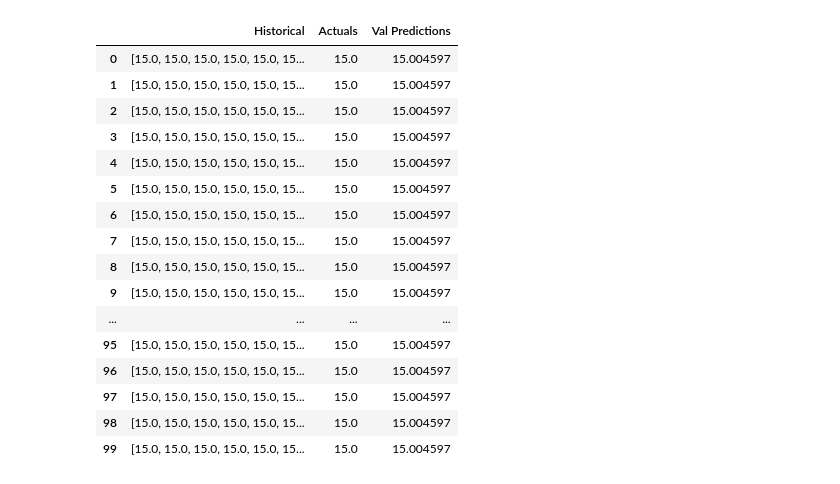
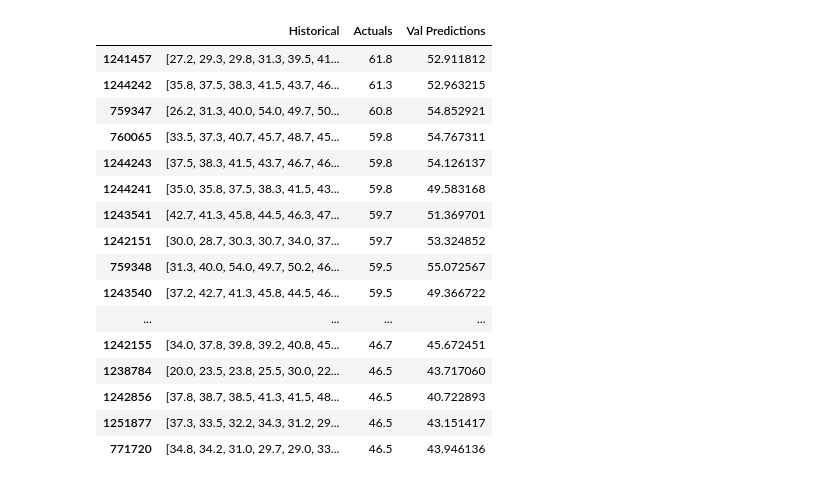
Before and after one commit to prediction-radar/api, a Jupyter notebook: notebooks/radar_data_processing_3.ipynb, the cells around one changed output. Saved outputs shown, nothing was run; the diff lists cells and outputs as text; code cells hidden in the pictures.

```diff
--- a/notebooks/radar_data_processing_3.ipynb
+++ b/notebooks/radar_data_processing_3.ipynb
@@ -172,13 +191,8 @@ df = prepare_dataframe_for_lstm(data, lookback)
 # %%
-X_df = df.iloc[:, 9:]
-y_df = df.iloc[:, 8:9]
+X_df = no_zero_df.iloc[:, 9:]
+y_df = no_zero_df.iloc[:, 0:1]
 # %%
 # Reshape data and convert negative numbers to 0
 
 X = X_df.to_numpy().reshape(X_df.shape[0], X_df.shape[1], 1)
 y = y_df.to_numpy().flatten()
-
-X[X < 15] = 15
-y[y < 15] = 15
-
-X.shape, y.shape
@@ -212,10 +223,17 @@ from tensorflow.keras.optimizers import Adam
 from tensorflow.keras.models import load_model
 
 # Use this if starting from scratch
-# model1 = Sequential()
-# model1.add(InputLayer((lookback, 1)))
-# model1.add(LSTM(64))
-# model1.add(Dense(8, 'relu'))
-# model1.add(Dense(1, 'linear'))
+model1 = Sequential()
+model1.add(InputLayer((lookback, 1)))
+# LSTM layer with 64 units and dropout for regularization
+model1.add(LSTM(64, return_sequences=False))  # return_sequences=False because we predict one value
+model1.add(Dropout(0.2))  # Helps prevent overfitting
 
-# model1.summary()
+# Dense layer for additional feature extraction
+model1.add(Dense(32, activation='relu'))  # Increased neurons for more complexity
+model1.add(Dropout(0.2))  # More dropout
+
+# Final output layer (predicting a single value)
+model1.add(Dense(1, activation='linear'))
+
+model1.summary()
@@ -222,6 +258,6 @@ from tensorflow.keras.models import load_model
 # %%
-model1 = load_model(root_dir + 'model1/model1.keras')
-cp = ModelCheckpoint(root_dir + 'model1/model1.keras', save_best_only=True)
+# model1 = load_model(root_dir + 'model1/model1.keras')
+cp = ModelCheckpoint(root_dir + 'model/model3.keras', save_best_only=True)
 model1.compile(loss=MeanSquaredError(), optimizer=Adam(learning_rate=0.0001), metrics=[RootMeanSquaredError()])
 # %%
 model1.fit(X_train, y_train, validation_data=(X_val, y_val), epochs=2, callbacks=[cp])
@@ -239,5 +275,7 @@ pd.set_option('display.max_colwidth', None)
 test_predictions = model1.predict(X_test).flatten()
 X_test_strings = ['[' + ', '.join(str(x[0]) for x in reversed(sample)) + ']' for sample in X_test]
 test_results = pd.DataFrame(data={'Historical':X_test_strings, 'Actuals':y_test, 'Val Predictions':test_predictions,})
-test_results.head(100)
+# test_results[100:1000]
+sorted_results = test_results.sort_values(by='Actuals', ascending=False)
+sorted_results[:1000]
 # %% [output]
@@ -245,17 +283,17 @@ test_results.head(100)
 |  | Historical | Actuals | Val Predictions |
-| 0 | [15.0, 15.0, 15.0, 15.0, 15.0, 15... | 15.0 | 15.004597 |
-| 1 | [15.0, 15.0, 15.0, 15.0, 15.0, 15... | 15.0 | 15.004597 |
-| 2 | [15.0, 15.0, 15.0, 15.0, 15.0, 15... | 15.0 | 15.004597 |
-| 3 | [15.0, 15.0, 15.0, 15.0, 15.0, 15... | 15.0 | 15.004597 |
-| 4 | [15.0, 15.0, 15.0, 15.0, 15.0, 15... | 15.0 | 15.004597 |
-| 5 | [15.0, 15.0, 15.0, 15.0, 15.0, 15... | 15.0 | 15.004597 |
-| 6 | [15.0, 15.0, 15.0, 15.0, 15.0, 15... | 15.0 | 15.004597 |
-| 7 | [15.0, 15.0, 15.0, 15.0, 15.0, 15... | 15.0 | 15.004597 |
-| 8 | [15.0, 15.0, 15.0, 15.0, 15.0, 15... | 15.0 | 15.004597 |
-| 9 | [15.0, 15.0, 15.0, 15.0, 15.0, 15... | 15.0 | 15.004597 |
+| 1241457 | [27.2, 29.3, 29.8, 31.3, 39.5, 41... | 61.8 | 52.911812 |
+| 1244242 | [35.8, 37.5, 38.3, 41.5, 43.7, 46... | 61.3 | 52.963215 |
+| 759347 | [26.2, 31.3, 40.0, 54.0, 49.7, 50... | 60.8 | 54.852921 |
+| 760065 | [33.5, 37.3, 40.7, 45.7, 48.7, 45... | 59.8 | 54.767311 |
+| 1244243 | [37.5, 38.3, 41.5, 43.7, 46.7, 46... | 59.8 | 54.126137 |
+| 1244241 | [35.0, 35.8, 37.5, 38.3, 41.5, 43... | 59.8 | 49.583168 |
+| 1243541 | [42.7, 41.3, 45.8, 44.5, 46.3, 47... | 59.7 | 51.369701 |
+| 1242151 | [30.0, 28.7, 30.3, 30.7, 34.0, 37... | 59.7 | 53.324852 |
+| 759348 | [31.3, 40.0, 54.0, 49.7, 50.2, 46... | 59.5 | 55.072567 |
+| 1243540 | [37.2, 42.7, 41.3, 45.8, 44.5, 46... | 59.5 | 49.366722 |
 | ... | ... | ... | ... |
-| 95 | [15.0, 15.0, 15.0, 15.0, 15.0, 15... | 15.0 | 15.004597 |
-| 96 | [15.0, 15.0, 15.0, 15.0, 15.0, 15... | 15.0 | 15.004597 |
-| 97 | [15.0, 15.0, 15.0, 15.0, 15.0, 15... | 15.0 | 15.004597 |
-| 98 | [15.0, 15.0, 15.0, 15.0, 15.0, 15... | 15.0 | 15.004597 |
-| 99 | [15.0, 15.0, 15.0, 15.0, 15.0, 15... | 15.0 | 15.004597 |
+| 1242155 | [34.0, 37.8, 39.8, 39.2, 40.8, 45... | 46.7 | 45.672451 |
+| 1238784 | [20.0, 23.5, 23.8, 25.5, 30.0, 22... | 46.5 | 43.717060 |
+| 1242856 | [37.8, 38.7, 38.5, 41.3, 41.5, 48... | 46.5 | 40.722893 |
+| 1251877 | [37.3, 33.5, 32.2, 34.3, 31.2, 29... | 46.5 | 43.151417 |
+| 771720 | [34.8, 34.2, 31.0, 29.7, 29.0, 33... | 46.5 | 43.946136 |
```
Also changed, not shown: parts of 15 cells of this notebook, 3 other files.
